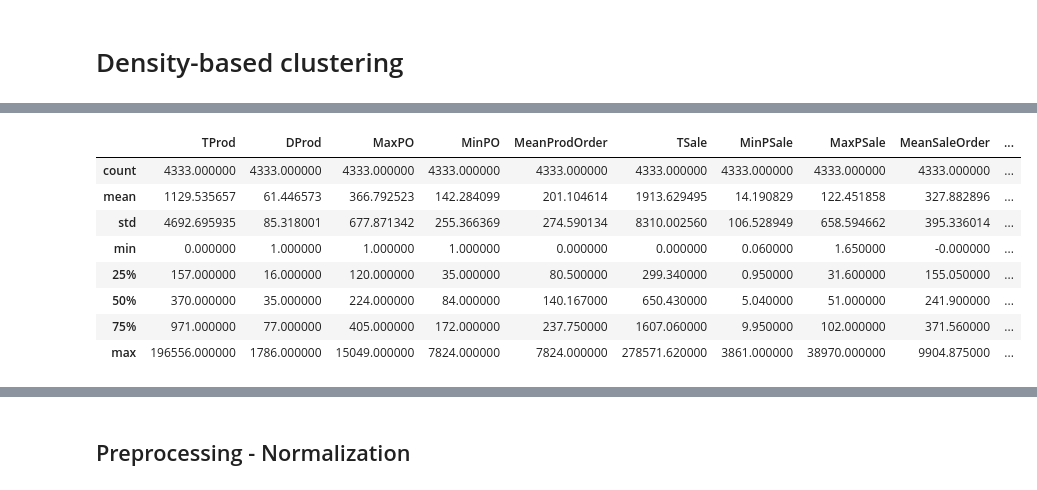
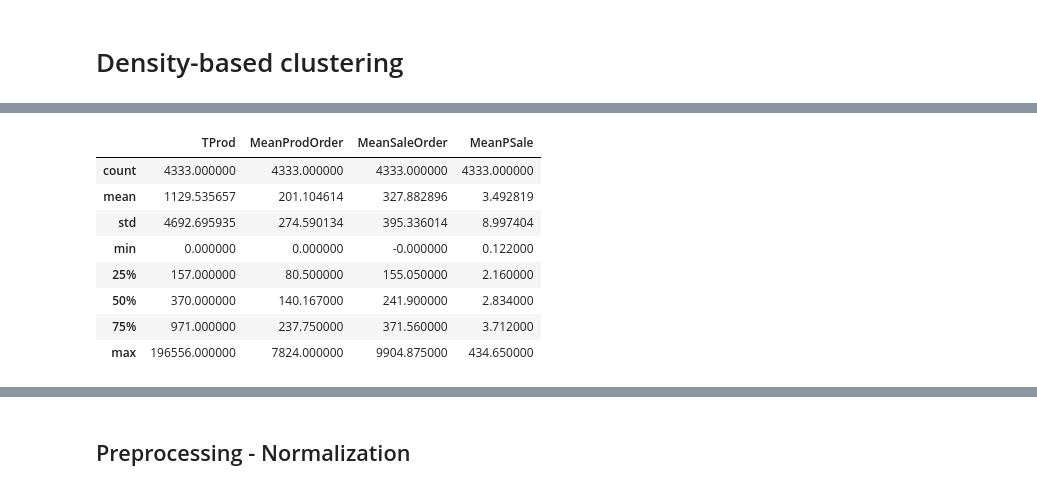
Before and after one commit to AlexPasqua/DM-project, a Jupyter notebook: DBSCAN.ipynb, the cells around one changed output, grey strips where cells are left out. Cells and saved outputs as stored; diff of their text form; code cells hidden in the pictures.

```diff
--- a/DBSCAN.ipynb
+++ b/DBSCAN.ipynb
@@ -18,0 +16,3 @@ df.head()
+# %%
+df_reduct = df[['TProd', 'MeanProdOrder', 'MeanSaleOrder', 'MeanPSale']]
+df_reduct.info()
@@ -19,13 +31,13 @@ df.head()
 # %%
-df.describe()
+df_reduct.describe()
 # %% [output]
-|  | TProd | DProd | MaxPO | MinPO | MeanProdOrder | TSale | MinPSale | MaxPSale | MeanSaleOrder | ... |
-| count | 4333.000000 | 4333.000000 | 4333.000000 | 4333.000000 | 4333.000000 | 4333.000000 | 4333.000000 | 4333.000000 | 4333.000000 | ... |
-| mean | 1129.535657 | 61.446573 | 366.792523 | 142.284099 | 201.104614 | 1913.629495 | 14.190829 | 122.451858 | 327.882896 | ... |
-| std | 4692.695935 | 85.318001 | 677.871342 | 255.366369 | 274.590134 | 8310.002560 | 106.528949 | 658.594662 | 395.336014 | ... |
-| min | 0.000000 | 1.000000 | 1.000000 | 1.000000 | 0.000000 | 0.000000 | 0.060000 | 1.650000 | -0.000000 | ... |
-| 25% | 157.000000 | 16.000000 | 120.000000 | 35.000000 | 80.500000 | 299.340000 | 0.950000 | 31.600000 | 155.050000 | ... |
-| 50% | 370.000000 | 35.000000 | 224.000000 | 84.000000 | 140.167000 | 650.430000 | 5.040000 | 51.000000 | 241.900000 | ... |
-| 75% | 971.000000 | 77.000000 | 405.000000 | 172.000000 | 237.750000 | 1607.060000 | 9.950000 | 102.000000 | 371.560000 | ... |
-| max | 196556.000000 | 1786.000000 | 15049.000000 | 7824.000000 | 7824.000000 | 278571.620000 | 3861.000000 | 38970.000000 | 9904.875000 | ... |
+|  | TProd | MeanProdOrder | MeanSaleOrder | MeanPSale |
+| count | 4333.000000 | 4333.000000 | 4333.000000 | 4333.000000 |
+| mean | 1129.535657 | 201.104614 | 327.882896 | 3.492819 |
+| std | 4692.695935 | 274.590134 | 395.336014 | 8.997404 |
+| min | 0.000000 | 0.000000 | -0.000000 | 0.122000 |
+| 25% | 157.000000 | 80.500000 | 155.050000 | 2.160000 |
+| 50% | 370.000000 | 140.167000 | 241.900000 | 2.834000 |
+| 75% | 971.000000 | 237.750000 | 371.560000 | 3.712000 |
+| max | 196556.000000 | 7824.000000 | 9904.875000 | 434.650000 |
 # %%
```
Also changed, not shown: parts of 22 cells of this notebook.
